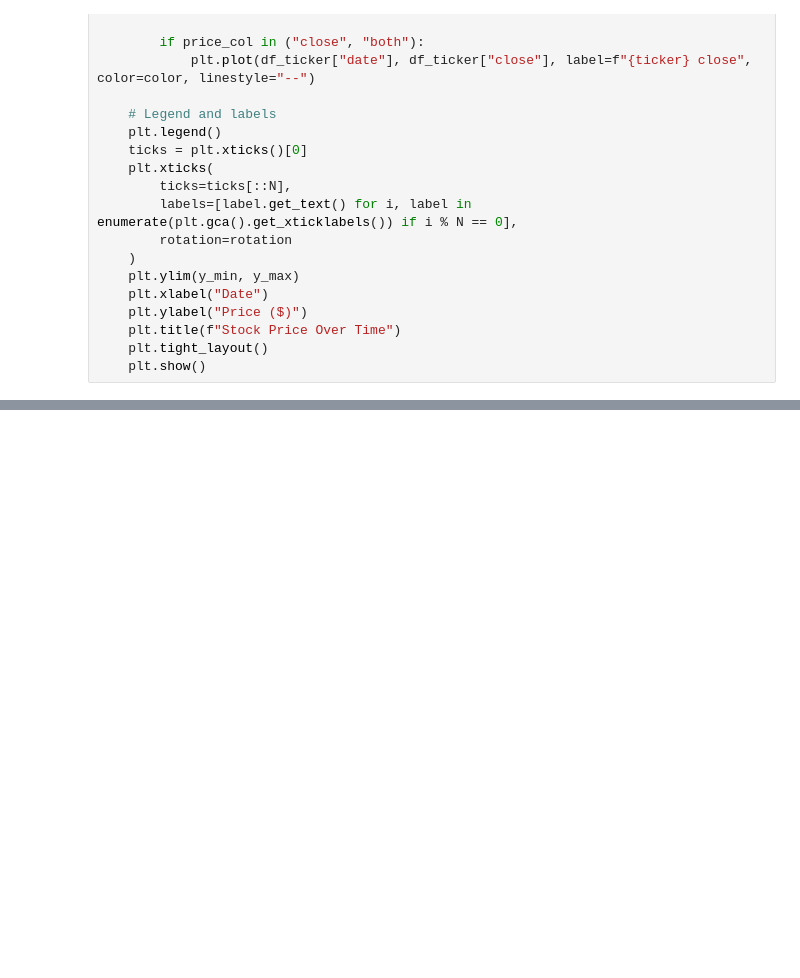
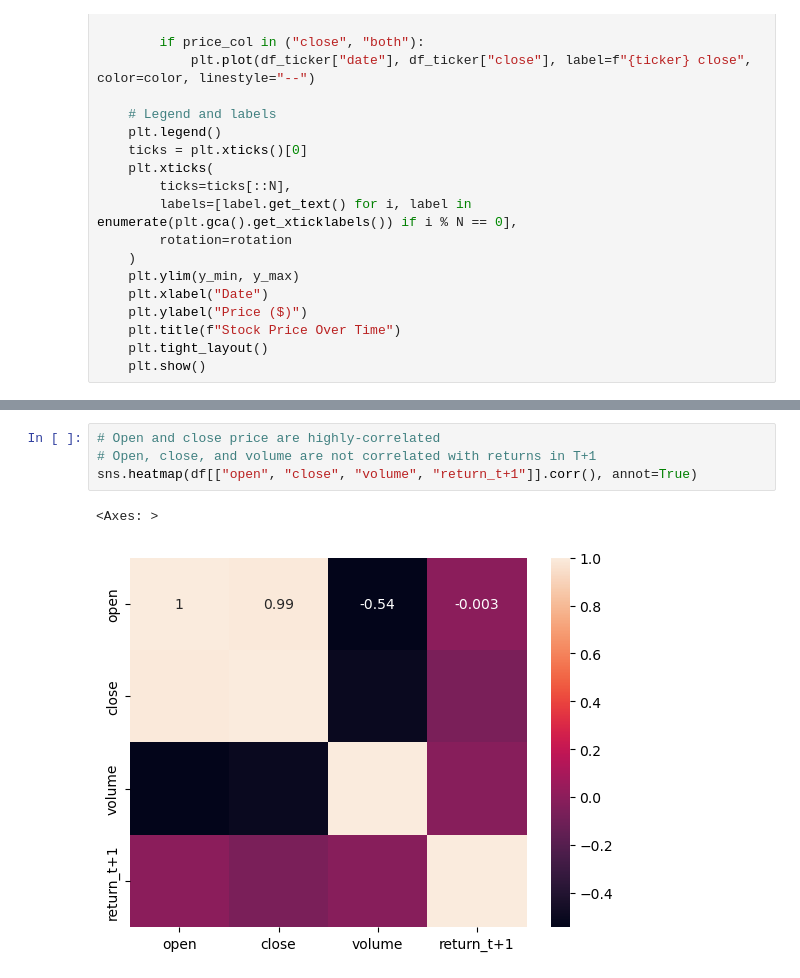
Before and after one commit to asacco-97/multimodal-stock-ranking, a Jupyter notebook: notebooks/eda.ipynb, the cells around one changed output, grey strips where cells are left out. Saved outputs shown, nothing was run; the diff lists cells and outputs as text; blank space fills up the shorter version.

```diff
--- a/notebooks/eda.ipynb
+++ b/notebooks/eda.ipynb
@@ -62,0 +90,7 @@ plot_stock_prices(df, "both", 5, 150, 600, 45)
+# %%
+# Open and close price are highly-correlated
+# Open, close, and volume are not correlated with returns in T+1
+sns.heatmap(df[["open", "close", "volume", "return_t+1"]].corr(), annot=True)
+# %% [output]
+<Axes: >
+[figure, added]
```
Also changed, not shown: parts of 13 cells of this notebook.
